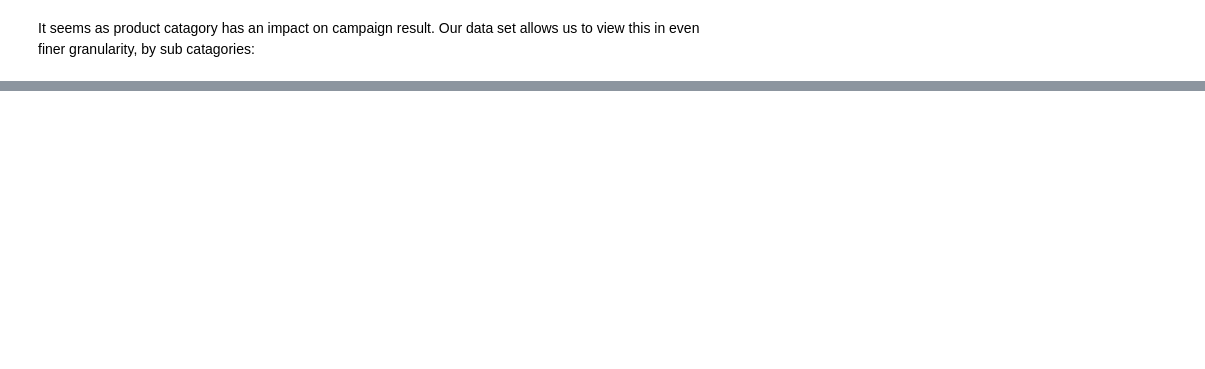
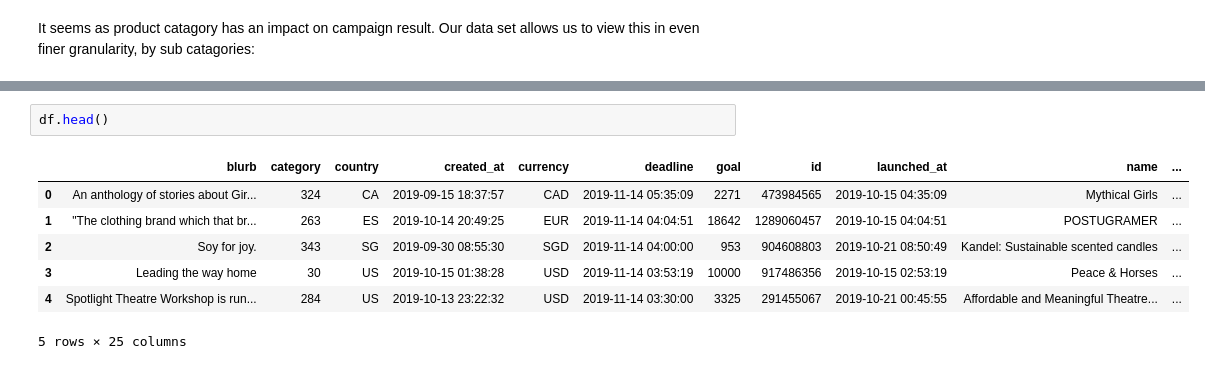
Before and after one commit to EdanZwick/Kickstarter, a Jupyter notebook: kickstarter_proj.ipynb, the cells around one changed output, grey strips where cells are left out. Saved outputs shown, nothing was run; the diff lists cells and outputs as text; blank space fills up the shorter version.

```diff
--- a/kickstarter_proj.ipynb
+++ b/kickstarter_proj.ipynb
@@ -156,0 +273,10 @@ visio.plot_success_by_sub_category_name(df) #too many sub categories
+# %%
+df.head()
+# %% [output]
+|  | blurb | category | country | created_at | currency | deadline | goal | id | launched_at | name | ... |
+| 0 | An anthology of stories about Gir... | 324 | CA | 2019-09-15 18:37:57 | CAD | 2019-11-14 05:35:09 | 2271 | 473984565 | 2019-10-15 04:35:09 | Mythical Girls | ... |
+| 1 | "The clothing brand which that br... | 263 | ES | 2019-10-14 20:49:25 | EUR | 2019-11-14 04:04:51 | 18642 | 1289060457 | 2019-10-15 04:04:51 | POSTUGRAMER | ... |
+| 2 | Soy for joy. | 343 | SG | 2019-09-30 08:55:30 | SGD | 2019-11-14 04:00:00 | 953 | 904608803 | 2019-10-21 08:50:49 | Kandel: Sustainable scented candles | ... |
+| 3 | Leading the way home | 30 | US | 2019-10-15 01:38:28 | USD | 2019-11-14 03:53:19 | 10000 | 917486356 | 2019-10-15 02:53:19 | Peace & Horses | ... |
+| 4 | Spotlight Theatre Workshop is run... | 284 | US | 2019-10-13 23:22:32 | USD | 2019-11-14 03:30:00 | 3325 | 291455067 | 2019-10-21 00:45:55 | Affordable and Meaningful Theatre... | ... |
+5 rows × 25 columns
```
Also changed, not shown: parts of 31 cells of this notebook, 6 other files.
